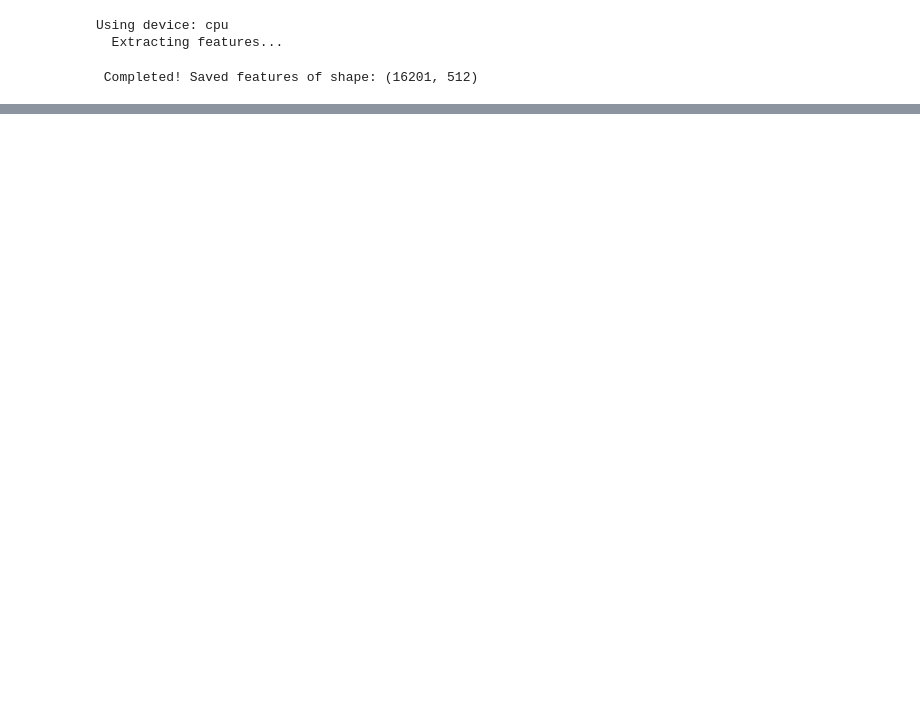
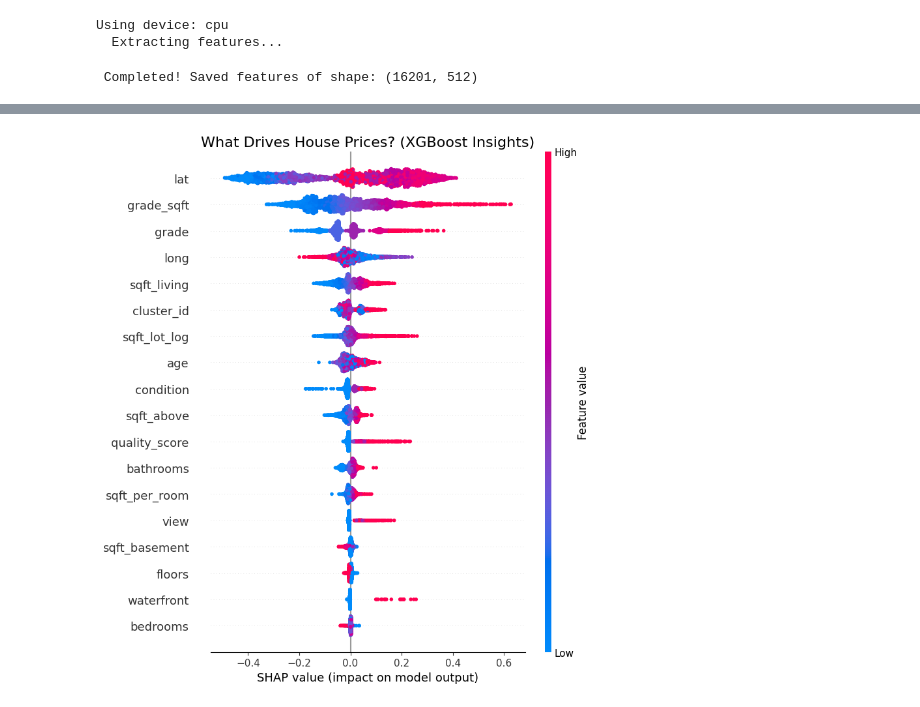
Before and after one commit to astha156369/Satellite_Property_Valuation, a Jupyter notebook: notebooks/model_training.ipynb, the cells around one changed output, grey strips where cells are left out. Saved outputs shown, nothing was run; the diff lists cells and outputs as text; code cells hidden in the pictures; blank space fills up the shorter version.

```diff
--- a/notebooks/model_training.ipynb
+++ b/notebooks/model_training.ipynb
@@ -107,0 +1014,19 @@ Using device: cpu
+# %%
+device = torch.device("cuda" if torch.cuda.is_available() else "cpu")
+print(f" INITIATING FINAL INFERENCE PROTOCOL on {device}")
+
+# Define Columns (Must match Training EXACTLY)
+cont_cols = ['bedrooms', 'bathrooms', 'sqft_living', 'sqft_lot', 'floors',
+             'grade', 'view', 'condition', 'waterfront', 'sqft_above',
+             'sqft_basement', 'age', 'sqft_per_room', 'lot_to_living_ratio']
+
+cont_cols_enhanced = ['bedrooms', 'bathrooms', 'sqft_living', 'sqft_lot_log', 'floors',
+                      'grade', 'view', 'condition', 'waterfront', 'sqft_above',
+                      'sqft_basement', 'age', 'sqft_per_room', 'grade_sqft', 'quality_score']
+
+print("Loading Models and Scalers...")
+scaler_cont = joblib.load('scaler_cont.pkl')
+scaler_coord = joblib.load('scaler_coord.pkl')
+scaler_stack = joblib.load('scaler_stack.pkl')
+kmeans = joblib.load('kmeans_model.pkl')
+label_enc = joblib.load('label_encoder.pkl')
@@ -107,0 +1246,14 @@ Using device: cpu
+# %%
+print("CALCULATING SHAP VALUES FOR XGBOOST...")
+
+explainer = shap.TreeExplainer(xgb_model)
+shap_values = explainer.shap_values(X_val_stack)
+
+feature_names = list(scaler_stack.feature_names_in_) + ['lat', 'long', 'cluster_id']
+
+plt.figure(figsize=(12, 8))
+plt.title("What Drives House Prices? (XGBoost Insights)", fontsize=16)
+shap.summary_plot(shap_values, X_val_stack, feature_names=feature_names, show=False)
+plt.tight_layout()
+plt.show()
+# %% [output]
@@ -107,0 +1262 @@ Using device: cpu
+[figure, added]
```
Also changed, not shown: parts of 34 cells of this notebook, 24 other files.
